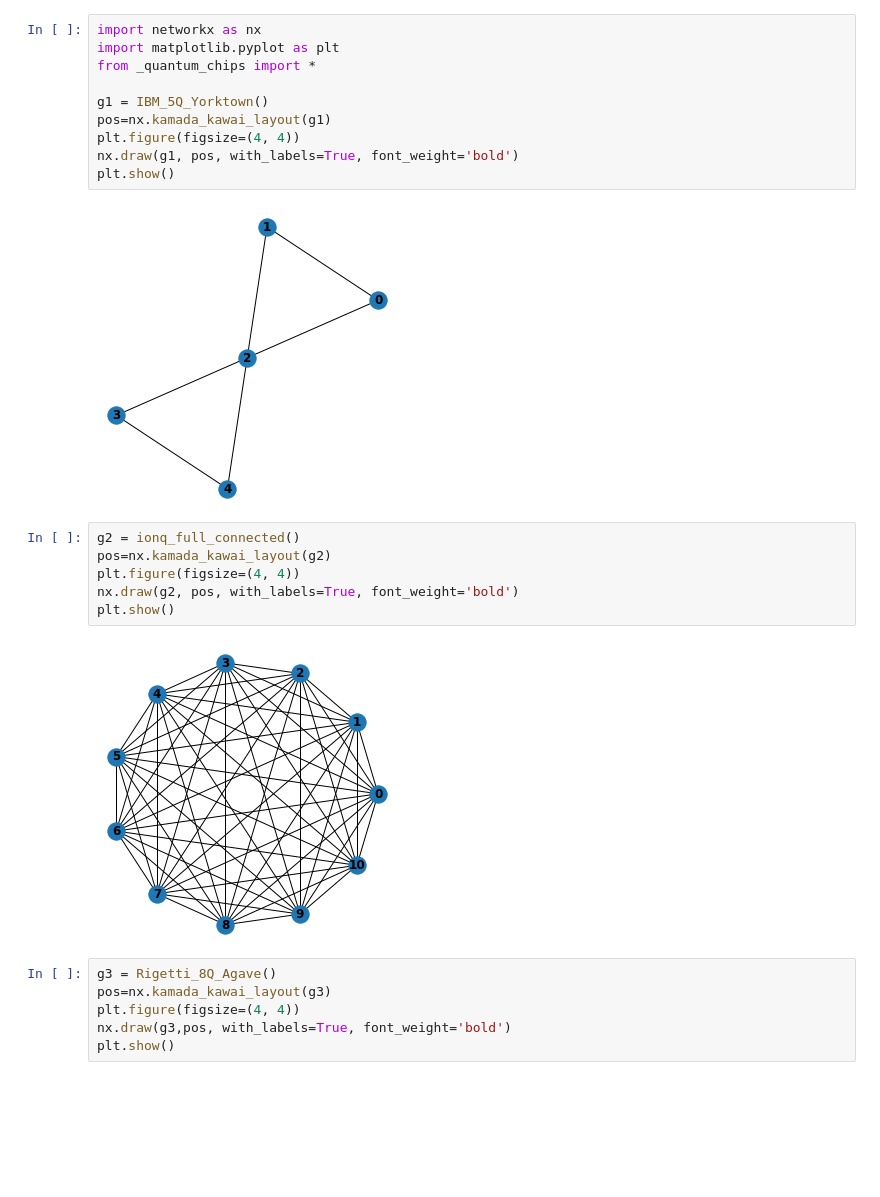
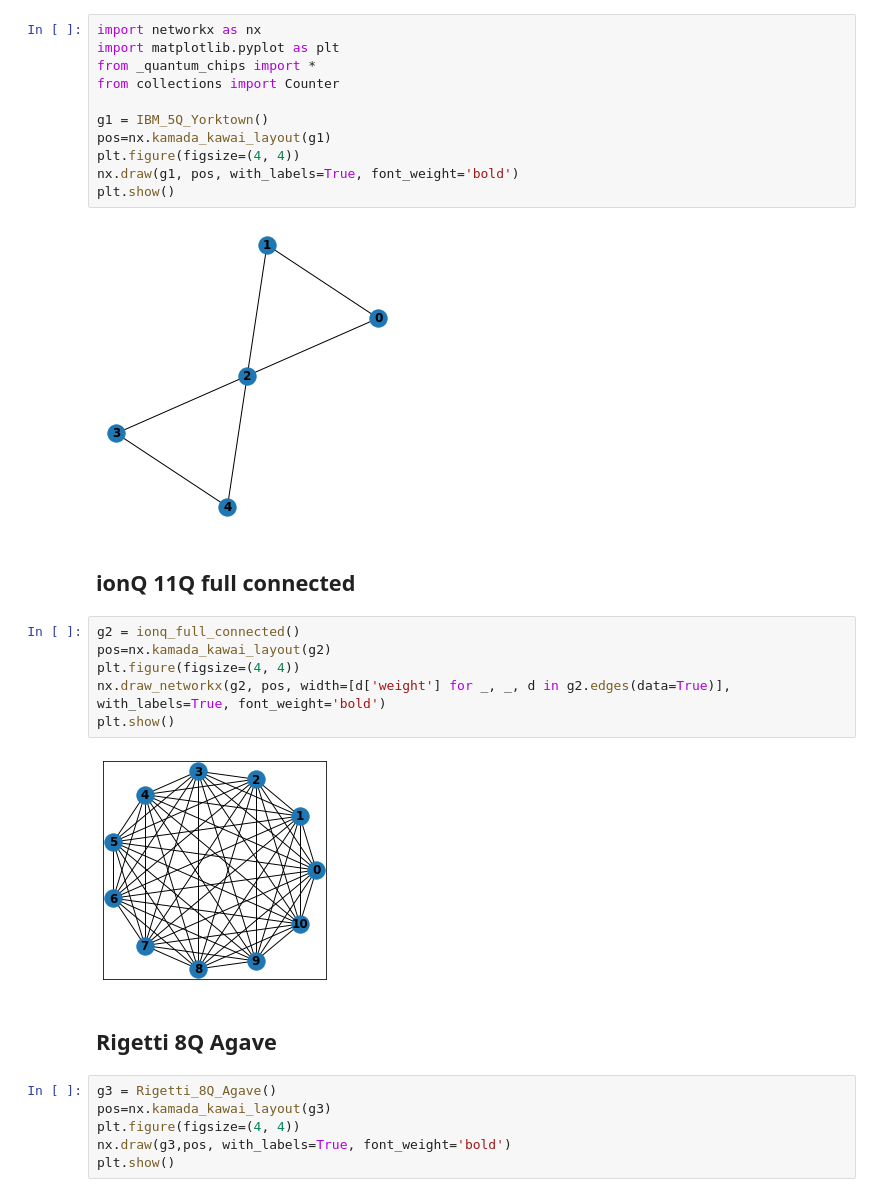
Before and after one commit to doomspec/Mizore-dev, a Jupyter notebook: src/Network/graph_of_chips.ipynb, the cells around one changed output. Saved outputs shown, nothing was run; the diff lists cells and outputs as text; blank space fills up the shorter version.

```diff
--- a/src/Network/graph_of_chips.ipynb
+++ b/src/Network/graph_of_chips.ipynb
@@ -2,6 +5,7 @@
 import networkx as nx
 import matplotlib.pyplot as plt
 from _quantum_chips import *
+from collections import Counter
 
 g1 = IBM_5Q_Yorktown()
 pos=nx.kamada_kawai_layout(g1)
@@ -10,14 +14,18 @@ nx.draw(g1, pos, with_labels=True, font_weight='bold')
 plt.show()
 # %% [output]
 [figure]
+# %% [markdown]
+## ionQ 11Q full connected
 # %%
 g2 = ionq_full_connected()
 pos=nx.kamada_kawai_layout(g2)
 plt.figure(figsize=(4, 4))
-nx.draw(g2, pos, with_labels=True, font_weight='bold')
+nx.draw_networkx(g2, pos, width=[d['weight'] for _, _, d in g2.edges(data=True)], with_labels=True, font_weight='bold')
 plt.show()
 # %% [output]
-[figure, old version]
+[figure, new version]
+# %% [markdown]
+## Rigetti 8Q Agave
 # %%
 g3 = Rigetti_8Q_Agave()
 pos=nx.kamada_kawai_layout(g3)
```
Also changed, not shown: parts of 4 cells of this notebook, 5 other files.
